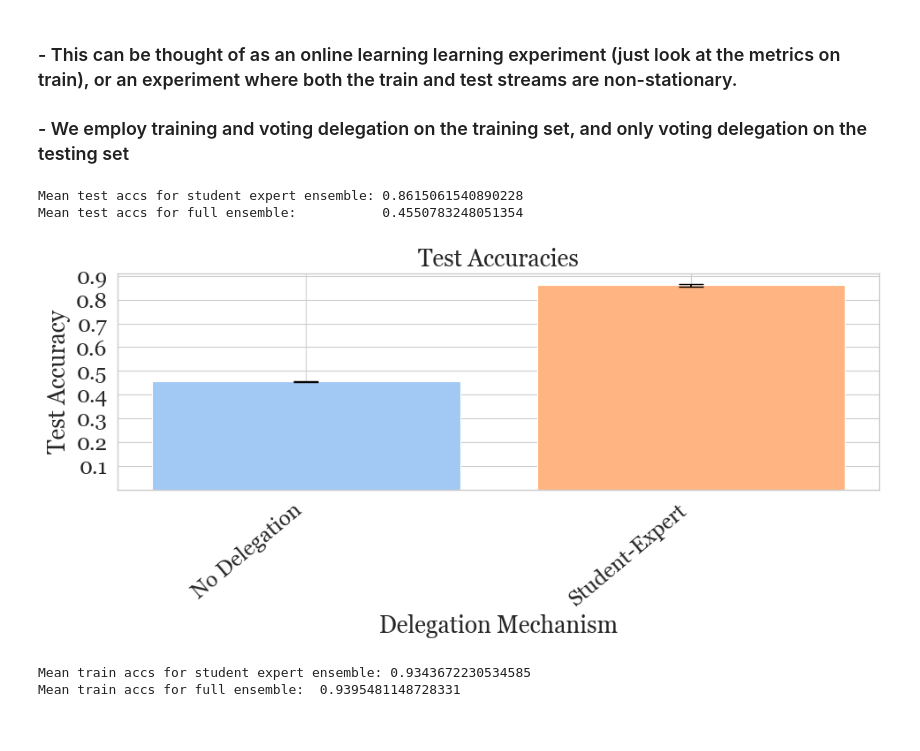
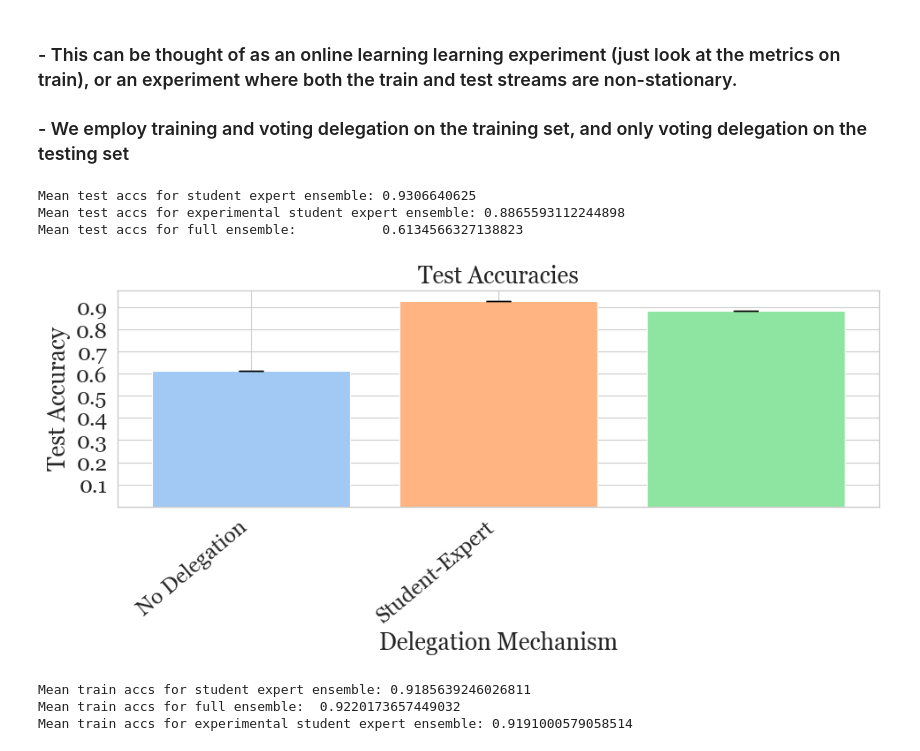
Before and after one commit to cartgr/banditLiquidDem, a Jupyter notebook: experiments/setting_3_online.ipynb, the cells around one changed output. Drawn from its saved outputs; the diff is of its cells as text; code cells hidden in the pictures.

```diff
--- a/experiments/setting_3_online.ipynb
+++ b/experiments/setting_3_online.ipynb
@@ -20,16 +20,20 @@ import seaborn as sns
 ### - This can be thought of as an online learning learning experiment (just look at the metrics on train), or an experiment where both the train and test streams are non-stationary.
 ### - We employ training and voting delegation on the training set, and only voting delegation on the testing set
 # %%
-batch_size = 128
-window_size = 350
-num_trials = 10
+batch_size = 256
+window_size = 200
+num_trials = 1
 n_voters = 5
 # %%
-data = Data(data_set_name="rotated_mnist")
+data = Data(data_set_name="rotated_mnist", batch_size=batch_size)
 
 NOOP_del_mech = DelegationMechanism(batch_size=batch_size, window_size=window_size)
 
 student_expert_del_mech = StudentExpertDelegationMechanism(
+    batch_size=batch_size, window_size=window_size
+)
+
+experimental_se = StudentExpertDelegationMechanismExperimental(
     batch_size=batch_size, window_size=window_size
 )
 
@@ -50,6 +54,14 @@ ensembles = [
         input_dim=28 * 28,
         output_dim=10,
     ),
+    StudentExpertEnsemble(
+        training_epochs=1,
+        n_voters=n_voters,
+        delegation_mechanism=experimental_se,
+        name="experimental_student_expert_ensemble",
+        input_dim=28 * 28,
+        output_dim=10,
+    ),
 ]
 
 exp = Experiment(n_trials=num_trials, ensembles=ensembles, data=data, seed=4090)
@@ -69,18 +81,38 @@ full_avg_test_accs, full_std_test_accs = calculate_avg_std_test_accs(
     student_expert_std_test_accs_per_trial,
 ) = calculate_avg_std_test_accs_per_trial(exp, "student_expert_ensemble", num_trials)
 
-student_expert_avg_test_accs, student_expert_std_test_accs = calculate_avg_std_test_accs(
-    exp, "student_expert_ensemble", num_trials
+(
+    student_expert_avg_test_accs,
+    student_expert_std_test_accs,
+) = calculate_avg_std_test_accs(exp, "student_expert_ensemble", num_trials)
+
+(
+    experimental_student_expert_avg_test_accs_per_trial,
+    experimental_student_expert_std_test_accs_per_trial,
+) = calculate_avg_std_test_accs_per_trial(
+    exp, "experimental_student_expert_ensemble", num_trials
 )
+
+(
+    experimental_student_expert_avg_test_accs,
+    experimental_student_expert_std_test_accs,
+) = calculate_avg_std_test_accs(exp, "experimental_student_expert_ensemble", num_trials)
 # %%
 print(
     "Mean test accs for student expert ensemble:",
     np.mean(student_expert_avg_test_accs_per_trial),
 )
-print("Mean test accs for full ensemble:          ", np.mean(full_avg_test_accs_per_trial))
+print(
+    "Mean test accs for experimental student expert ensemble:",
+    np.mean(experimental_student_expert_avg_test_accs_per_trial),
+)
+print(
+    "Mean test accs for full ensemble:          ", np.mean(full_avg_test_accs_per_trial)
+)
 # %% [output]
-Mean test accs for student expert ensemble: 0.8615061540890228
-Mean test accs for full ensemble:           0.4550783248051354
+Mean test accs for student expert ensemble: 0.9306640625
+Mean test accs for experimental student expert ensemble: 0.8865593112244898
+Mean test accs for full ensemble:           0.6134566327138823
 # %%
 sns.set_style("whitegrid")
 sns.set_context("paper", font_scale=2)
@@ -96,54 +128,68 @@ fig = plt.figure(figsize=(10, 5))
 ax = fig.add_subplot(111)
 ax.set_title("Test Accuracies")
 ax.set_ylabel("Test Accuracy")
 ax.set_xlabel("Delegation Mechanism")
 # ax.set_xticks([0, 1, 2])
 # ax.set_xticklabels(
 #     ["No Delegation", "Proba Slope", "Restricted Max Guru"], rotation=45, ha="right"
 # )
 ax.set_xticks([0, 1])
 ax.set_xticklabels(["No Delegation", "Student-Expert"], rotation=40, ha="right")
 
 # set y ticks to be 0.1 apart
 ax.set_yticks(np.arange(0.1, 1.1, 0.1))
 # Data for bar plot
 means = [
     np.mean(full_avg_test_accs),
     np.mean(student_expert_avg_test_accs),
-    # np.mean(restricted_max_guru_avg_test_accs),
+    np.mean(experimental_student_expert_avg_test_accs),
 ]
 stds = [
     np.std(full_avg_test_accs_per_trial),
     np.std(student_expert_avg_test_accs_per_trial),
-    # np.std(restricted_max_guru_avg_test_accs),
+    np.std(experimental_student_expert_avg_test_accs_per_trial),
 ]
 
 # Create each bar individually to set different colors
 for i in range(len(ensembles)):
     ax.bar(i, means[i], color=colors[i], yerr=stds[i], capsize=10)
 
 plt.tight_layout()
 plt.show()
 # %% [output]
-[figure, old version]
+[figure, new version]
 # %%
-
 full_avg_train_accs, full_std_train_accs = calculate_avg_std_train_accs(
     exp, "full_ensemble", num_trials
 )
 
-student_expert_avg_train_accs, student_expert_std_train_accs = calculate_avg_std_train_accs(
-    exp, "student_expert_ensemble", num_trials
+(
+    student_expert_avg_train_accs,
+    student_expert_std_train_accs,
+) = calculate_avg_std_train_accs(exp, "student_expert_ensemble", num_trials)
+
+(
+    experimental_student_expert_avg_train_accs,
+    experimental_student_expert_std_train_accs,
+) = calculate_avg_std_train_accs(
+    exp, "experimental_student_expert_ensemble", num_trials
 )
+
 
 print(
     "Mean train accs for student expert ensemble:",
     np.mean(student_expert_avg_train_accs),
 )
 print("Mean train accs for full ensemble: ", np.mean(full_avg_train_accs))
+
+print(
+    "Mean train accs for experimental student expert ensemble:",
+    np.mean(experimental_student_expert_avg_train_accs),
+)
 # %% [output]
-Mean train accs for student expert ensemble: 0.9343672230534585
-Mean train accs for full ensemble:  0.9395481148728331
+Mean train accs for student expert ensemble: 0.9185639246026811
+Mean train accs for full ensemble:  0.9220173657449032
+Mean train accs for experimental student expert ensemble: 0.9191000579058514
 # %%
 sns.set(style="whitegrid", palette="pastel", context="paper")
 
```
Also changed, not shown: parts of 5 cells of this notebook, 3 other files.
